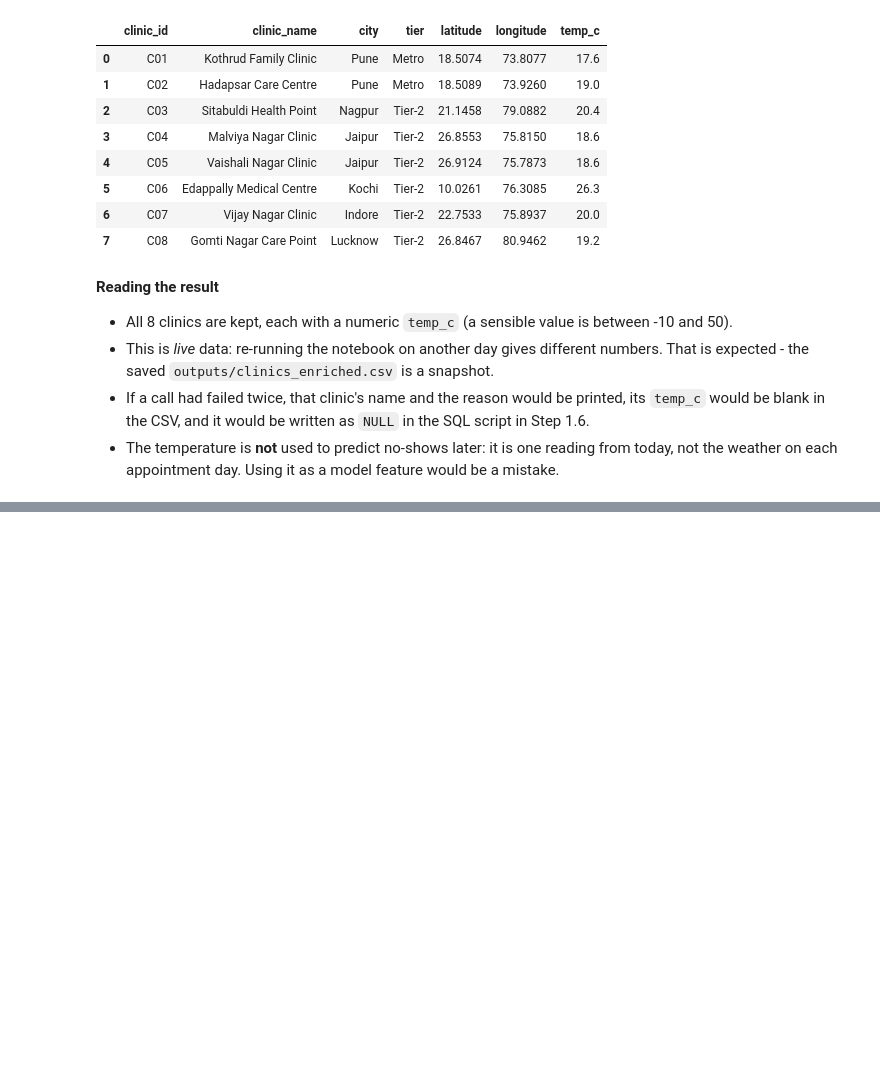
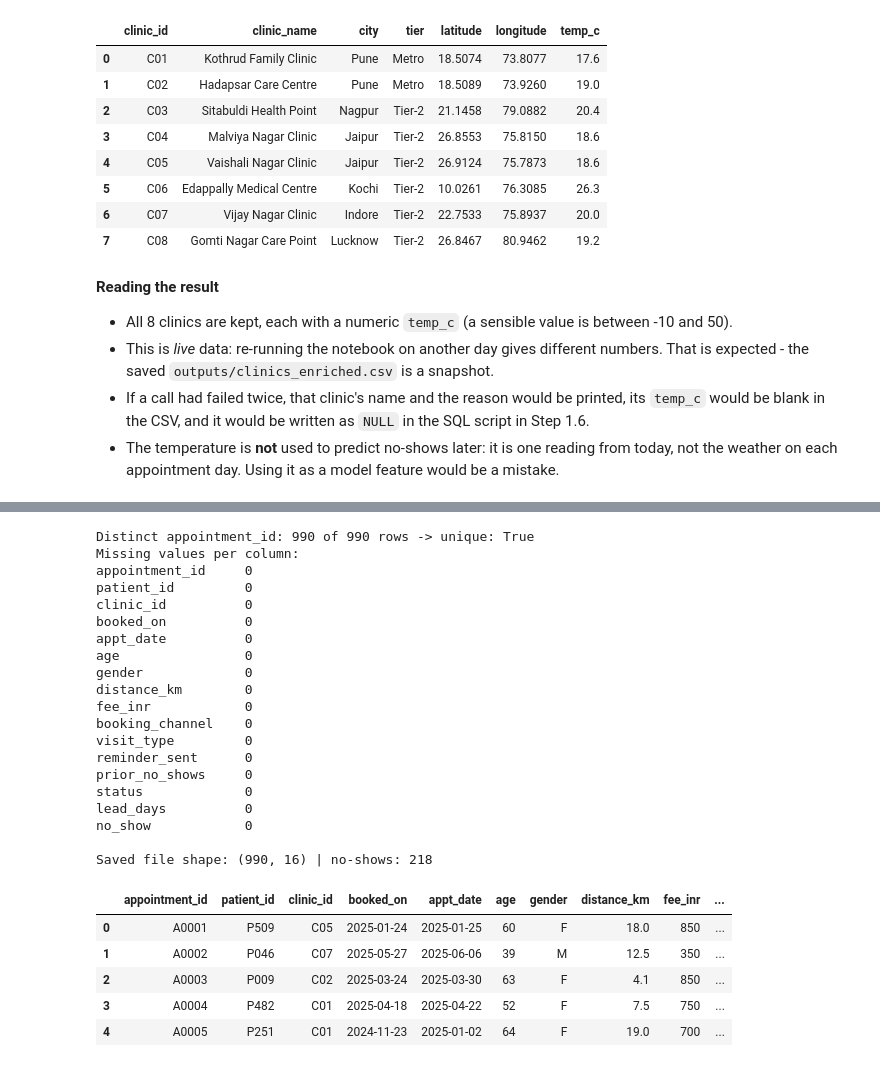
Before and after one commit to Advay4706/MASAI-CAPSTONE-PROJ, a Jupyter notebook: notebooks/01_ingest_clean.ipynb, the cells around one changed output, grey strips where cells are left out. Saved outputs shown, nothing was run; the diff lists cells and outputs as text; code cells hidden in the pictures; blank space fills up the shorter version.

Commit message:
Step 1.6: follow full brief - checks before export, INSERT VALUES pattern with clinics temp_c

```diff
--- a/notebooks/01_ingest_clean.ipynb
+++ b/notebooks/01_ingest_clean.ipynb
@@ -615,0 +627,58 @@ Clinics: 8 | calls that failed: 0
+# %%
+# The 16 columns of the clean file, in the order the brief asks for.
+CLEAN_COLUMNS = [
+    "appointment_id", "patient_id", "clinic_id", "booked_on", "appt_date",
+    "age", "gender", "distance_km", "fee_inr", "booking_channel",
+    "visit_type", "reminder_sent", "prior_no_shows", "status",
+    "lead_days", "no_show",
+]
+
+clean = df.sort_values("appointment_id").reset_index(drop=True)
+
+# Write dates as plain text YYYY-MM-DD (the format every database understands).
+clean["booked_on"] = clean["booked_on"].dt.strftime("%Y-%m-%d")
+clean["appt_date"] = clean["appt_date"].dt.strftime("%Y-%m-%d")
+
+clean = clean[CLEAN_COLUMNS]                       # keep exactly these columns, in this order
+
+# Checks BEFORE exporting.
+print("Distinct appointment_id:", clean["appointment_id"].nunique(), "of", len(clean), "rows",
+      "-> unique:", clean["appointment_id"].is_unique)
+print("Missing values per column:")
+print(clean.isnull().sum().to_string())
+assert clean["appointment_id"].is_unique, "appointment_id must be unique"
+assert clean.isnull().sum().sum() == 0, "no column may have a missing value"
+
+clean.to_csv(OUT / "appointments_clean.csv", index=False)   # index=False: no extra row-number column
+
+# Read the file back: test the file that was written, not only the table in memory.
+check = pd.read_csv(OUT / "appointments_clean.csv")
+print("\nSaved file shape:", check.shape, "| no-shows:", int(check["no_show"].sum()))
+display(check.head())
+# %% [output]
+Distinct appointment_id: 990 of 990 rows -> unique: True
+Missing values per column:
+appointment_id     0
+patient_id         0
+clinic_id          0
+booked_on          0
+appt_date          0
+age                0
+gender             0
+distance_km        0
+fee_inr            0
+booking_channel    0
+visit_type         0
+reminder_sent      0
+prior_no_shows     0
+status             0
+lead_days          0
+no_show            0
+
+Saved file shape: (990, 16) | no-shows: 218
+|  | appointment_id | patient_id | clinic_id | booked_on | appt_date | age | gender | distance_km | fee_inr | ... |
+| 0 | A0001 | P509 | C05 | 2025-01-24 | 2025-01-25 | 60 | F | 18.0 | 850 | ... |
+| 1 | A0002 | P046 | C07 | 2025-05-27 | 2025-06-06 | 39 | M | 12.5 | 350 | ... |
+| 2 | A0003 | P009 | C02 | 2025-03-24 | 2025-03-30 | 63 | F | 4.1 | 850 | ... |
+| 3 | A0004 | P482 | C01 | 2025-04-18 | 2025-04-22 | 52 | F | 7.5 | 750 | ... |
+| 4 | A0005 | P251 | C01 | 2024-11-23 | 2025-01-02 | 64 | F | 19.0 | 700 | ... |
```
Also changed, not shown: parts of 4 cells of this notebook, 2 other files.
